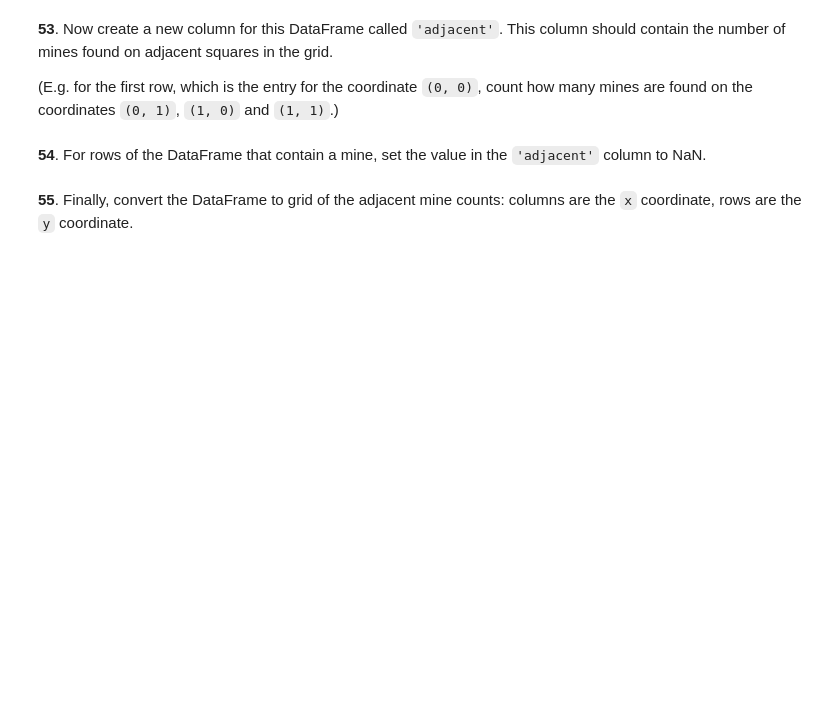
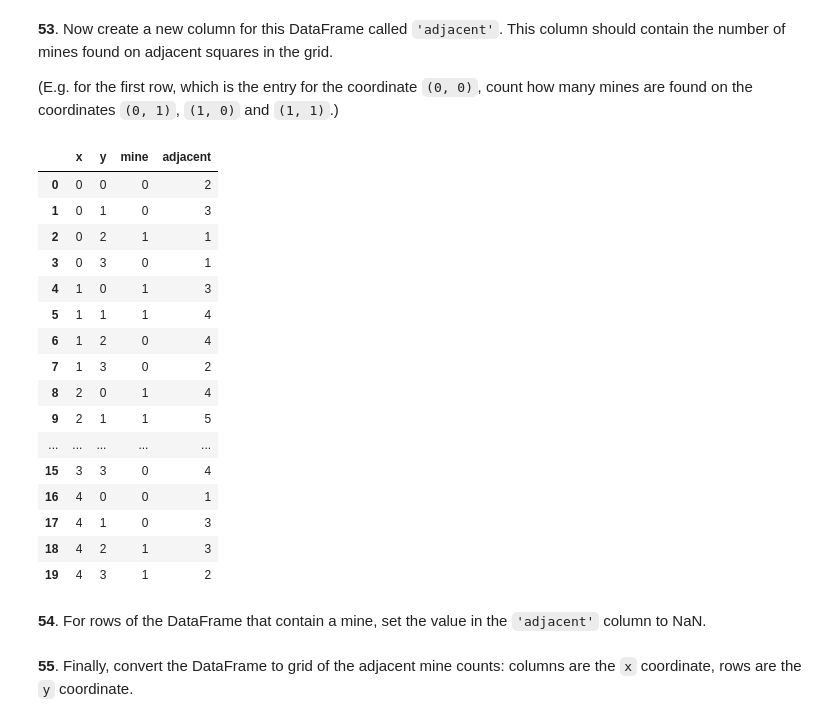
Before and after one commit to yaqbeq/100-pandas-puzzles, a Jupyter notebook: 100-pandas-puzzles.ipynb, the cells around one changed output. Cells and saved outputs as stored; diff of their text form; code cells hidden in the pictures; blank space fills up the shorter version.

Commit message:
Added portfolio_analysis and multilevel_indexing

````diff
--- a/100-pandas-puzzles.ipynb
+++ b/100-pandas-puzzles.ipynb
@@ -707,5 +1008,14 @@ To begin, generate a DataFrame `df` with two columns, `'x'` and `'y'` containing
 1  0  1
 2  0  2
 ```
+# %%
+import numpy as np
+from itertools import product
+x = np.arange(5)
+y = np.arange(4)
+df = pd.DataFrame(columns=['x', 'y'], data=list(product(x,y)))
 # %% [markdown]
 **52**. For this DataFrame `df`, create a new column of zeros (safe) and ones (mine). The probability of a mine occuring at each location should be 0.4.
+# %%
+df['mine'] = np.random.binomial(1, 0.4, len(df))
+df
@@ -713,5 +1041,40 @@ To begin, generate a DataFrame `df` with two columns, `'x'` and `'y'` containing
 **53**. Now create a new column for this DataFrame called `'adjacent'`. This column should contain the number of mines found on adjacent squares in the grid.
 
 (E.g. for the first row, which is the entry for the coordinate `(0, 0)`, count how many mines are found on the coordinates `(0, 1)`, `(1, 0)` and `(1, 1)`.)
+# %%
+# Step 1: Create a set of all coordinates that have mines
+mine_map = {(row.x, row.y): row.mine for row in df.itertuples(index=False)}
+
+# Step 2: Define a function to count adjacent mines
+def count_adjacent_mines(x, y):
+    neighbors = [
+        (x + dx, y + dy)
+        for dx in [-1, 0, 1]
+        for dy in [-1, 0, 1]
+        if not (dx == 0 and dy == 0)
+    ]
+    return sum(mine_map.get((nx, ny), 0) for nx, ny in neighbors)
+
+# Step 3: Apply the function to each row
+df['adjacent'] = df.apply(lambda row: count_adjacent_mines(row.x, row.y), axis=1)
+df
+# %% [output]
+|  | x | y | mine | adjacent |
+| 0 | 0 | 0 | 0 | 2 |
+| 1 | 0 | 1 | 0 | 3 |
+| 2 | 0 | 2 | 1 | 1 |
+| 3 | 0 | 3 | 0 | 1 |
+| 4 | 1 | 0 | 1 | 3 |
+| 5 | 1 | 1 | 1 | 4 |
+| 6 | 1 | 2 | 0 | 4 |
+| 7 | 1 | 3 | 0 | 2 |
+| 8 | 2 | 0 | 1 | 4 |
+| 9 | 2 | 1 | 1 | 5 |
+| ... | ... | ... | ... | ... |
+| 15 | 3 | 3 | 0 | 4 |
+| 16 | 4 | 0 | 0 | 1 |
+| 17 | 4 | 1 | 0 | 3 |
+| 18 | 4 | 2 | 1 | 3 |
+| 19 | 4 | 3 | 1 | 2 |
 # %% [markdown]
 **54**. For rows of the DataFrame that contain a mine, set the value in the `'adjacent'` column to NaN.
````
Also changed, not shown: parts of 29 cells of this notebook, 5 other files.
